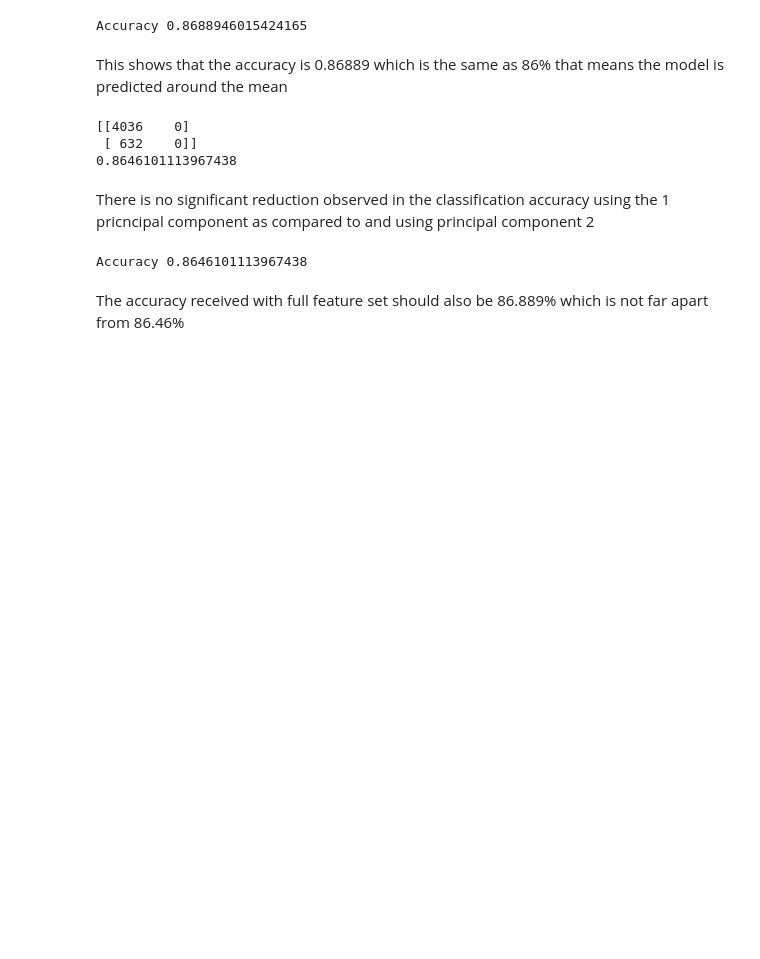
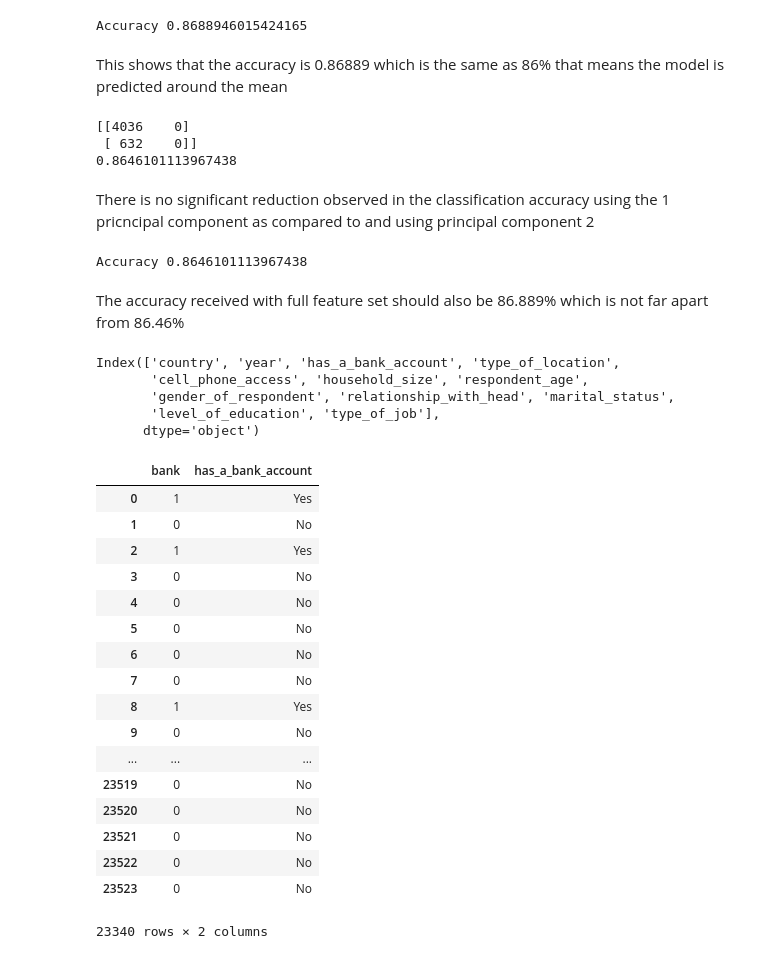
Before and after one commit to gakurujnr/Financial-Inclusion-Dataset, a Jupyter notebook: Moringa_Data_Science_Core_W1_Independent_Project_2019_08_Peter_Gakuru_Python_Notebook.ipynb, the cells around one changed output. Cells and saved outputs as stored; diff of their text form; code cells hidden in the pictures; blank space fills up the shorter version.

```diff
--- a/Moringa_Data_Science_Core_W1_Independent_Project_2019_08_Peter_Gakuru_Python_Notebook.ipynb
+++ b/Moringa_Data_Science_Core_W1_Independent_Project_2019_08_Peter_Gakuru_Python_Notebook.ipynb
@@ -814,3 +789,35 @@ Accuracy 0.8646101113967438
 # %% [markdown]
 
 The accuracy received with full feature set should also be 86.889% which is not far apart from 86.46%
+# %%
+proj.columns
+# %% [output]
+Index(['country', 'year', 'has_a_bank_account', 'type_of_location',
+       'cell_phone_access', 'household_size', 'respondent_age',
+       'gender_of_respondent', 'relationship_with_head', 'marital_status',
+       'level_of_education', 'type_of_job'],
+      dtype='object')
+# %%
+##
+##
+proj['bank'] = proj['has_a_bank_account'].map( {'Yes':1, 'No':0} )
+proj[['bank', 'has_a_bank_account']]
+# %% [output]
+|  | bank | has_a_bank_account |
+| 0 | 1 | Yes |
+| 1 | 0 | No |
+| 2 | 1 | Yes |
+| 3 | 0 | No |
+| 4 | 0 | No |
+| 5 | 0 | No |
+| 6 | 0 | No |
+| 7 | 0 | No |
+| 8 | 1 | Yes |
+| 9 | 0 | No |
+| ... | ... | ... |
+| 23519 | 0 | No |
+| 23520 | 0 | No |
+| 23521 | 0 | No |
+| 23522 | 0 | No |
+| 23523 | 0 | No |
+23340 rows × 2 columns
```
Also changed, not shown: parts of 33 cells of this notebook.
